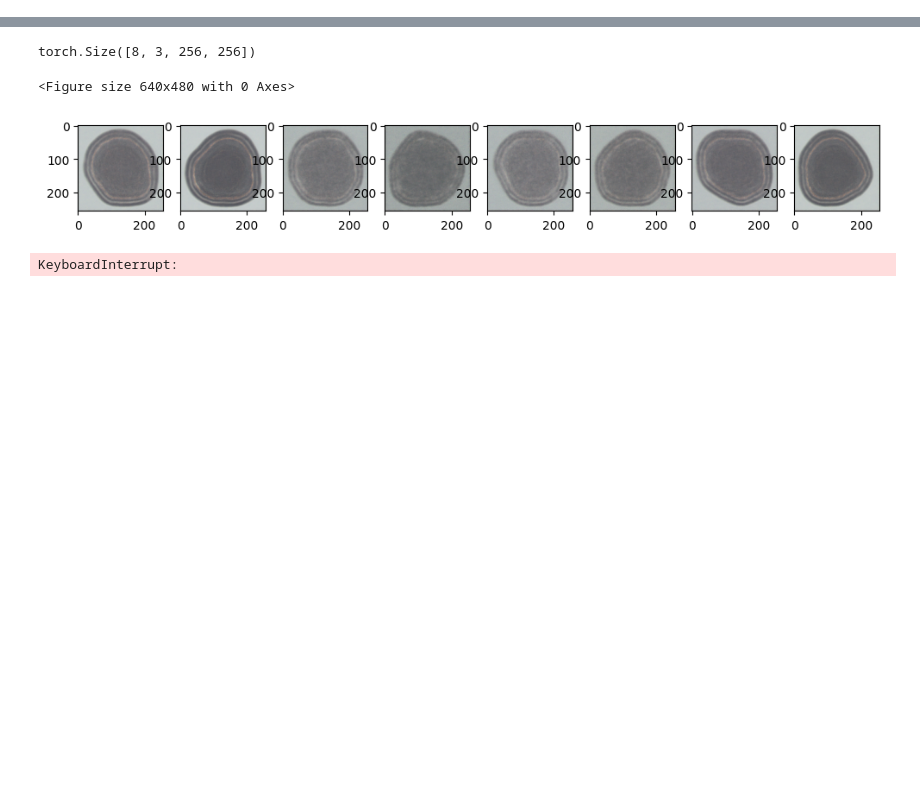
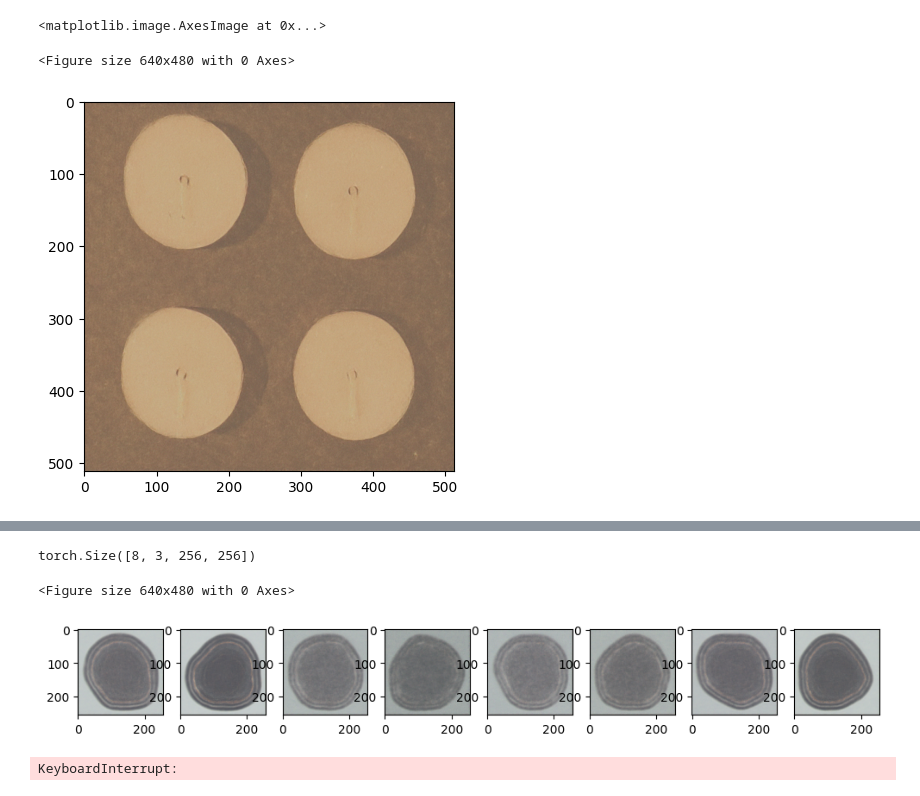
Before and after one commit to xjiae/arpro, a Jupyter notebook: notebooks/diffusion_test.ipynb, the cells around one changed output, grey strips where cells are left out. Saved outputs shown, nothing was run; the diff lists cells and outputs as text; code cells hidden in the pictures; blank space fills up the shorter version.

```diff
--- a/notebooks/diffusion_test.ipynb
+++ b/notebooks/diffusion_test.ipynb
@@ -17,8 +31,12 @@ xgens = mydiff(batch_size=8, progress_bar=True, num_inference_steps=1000)
 # %%
-# plt.clf()
-# fig, ax = plt.subplots(1, 1)
-# xi = xgens[0].cpu().detach() * 0.5 + 0.5
-# ax.imshow(xi.numpy().transpose(1,2,0))
+plt.clf()
+fig, ax = plt.subplots(1, 1)
+xi = xgens[0].cpu().detach() * 0.5 + 0.5
+ax.imshow(xi.numpy().transpose(1,2,0))
+# %% [output]
+<matplotlib.image.AxesImage at 0x...>
+<Figure size 640x480 with 0 Axes>
+[figure, added]
 # %%
 plt.clf()
 fig, ax = plt.subplots(1, 8, figsize=(12, 8))
```
Also changed, not shown: parts of 5 cells of this notebook, 24 other files.
